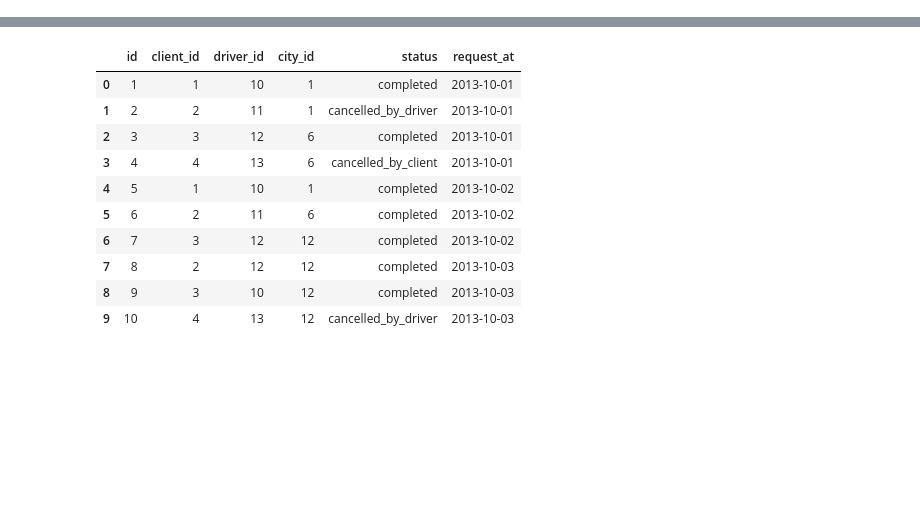
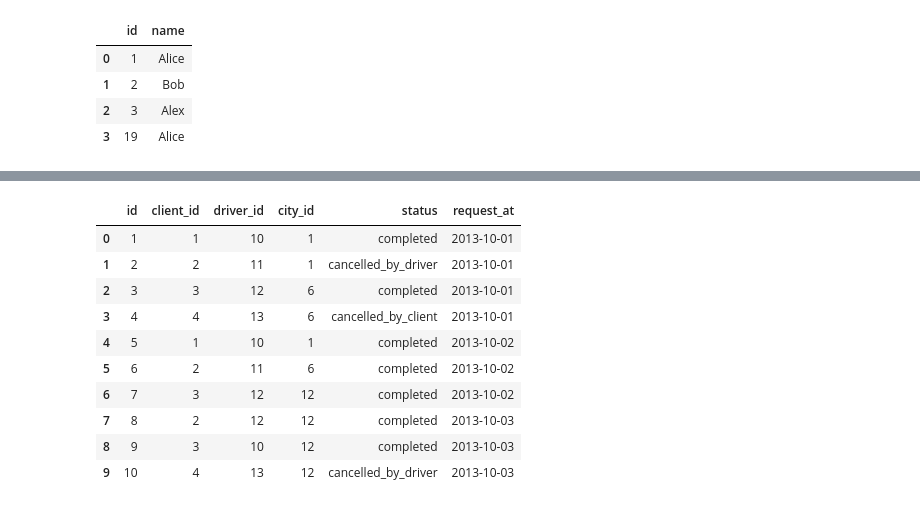
Before and after one commit to jjoseph-anderson/LeetCode, a Jupyter notebook: Rough_Work.ipynb, the cells around one changed output, grey strips where cells are left out. Saved outputs shown, nothing was run; the diff lists cells and outputs as text; code cells hidden in the pictures; blank space fills up the shorter version.

```diff
--- a/Rough_Work.ipynb
+++ b/Rough_Work.ipynb
@@ -11,3 +11,11 @@ rides = pd.DataFrame({
     "user_id": [1, 2, 3, 7, 13, 7],
     "distance": [120, 317, 222, 100, 312, 230]
 })
+# %%
+users
+# %% [output]
+|  | id | name |
+| 0 | 1 | Alice |
+| 1 | 2 | Bob |
+| 2 | 3 | Alex |
+| 3 | 19 | Alice |
```
Also changed, not shown: parts of 4 cells of this notebook.
